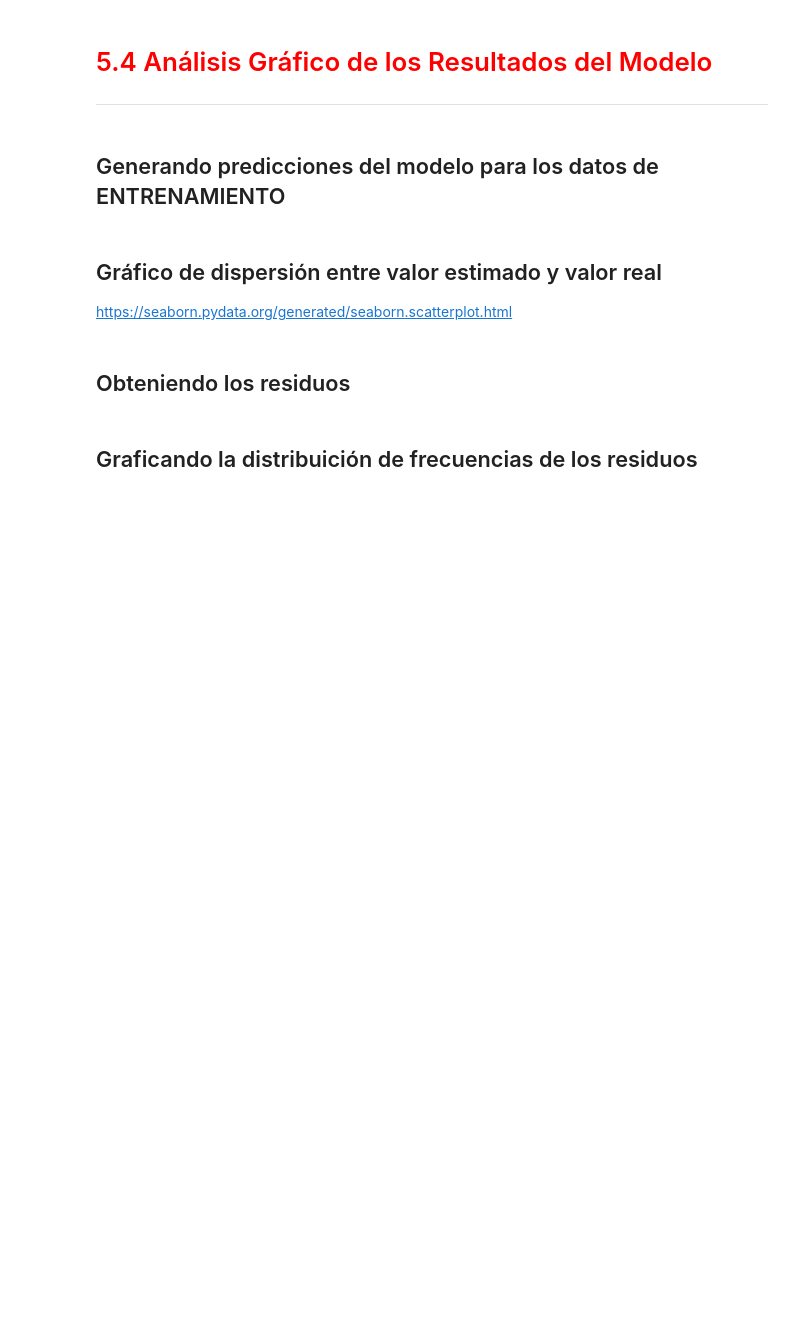
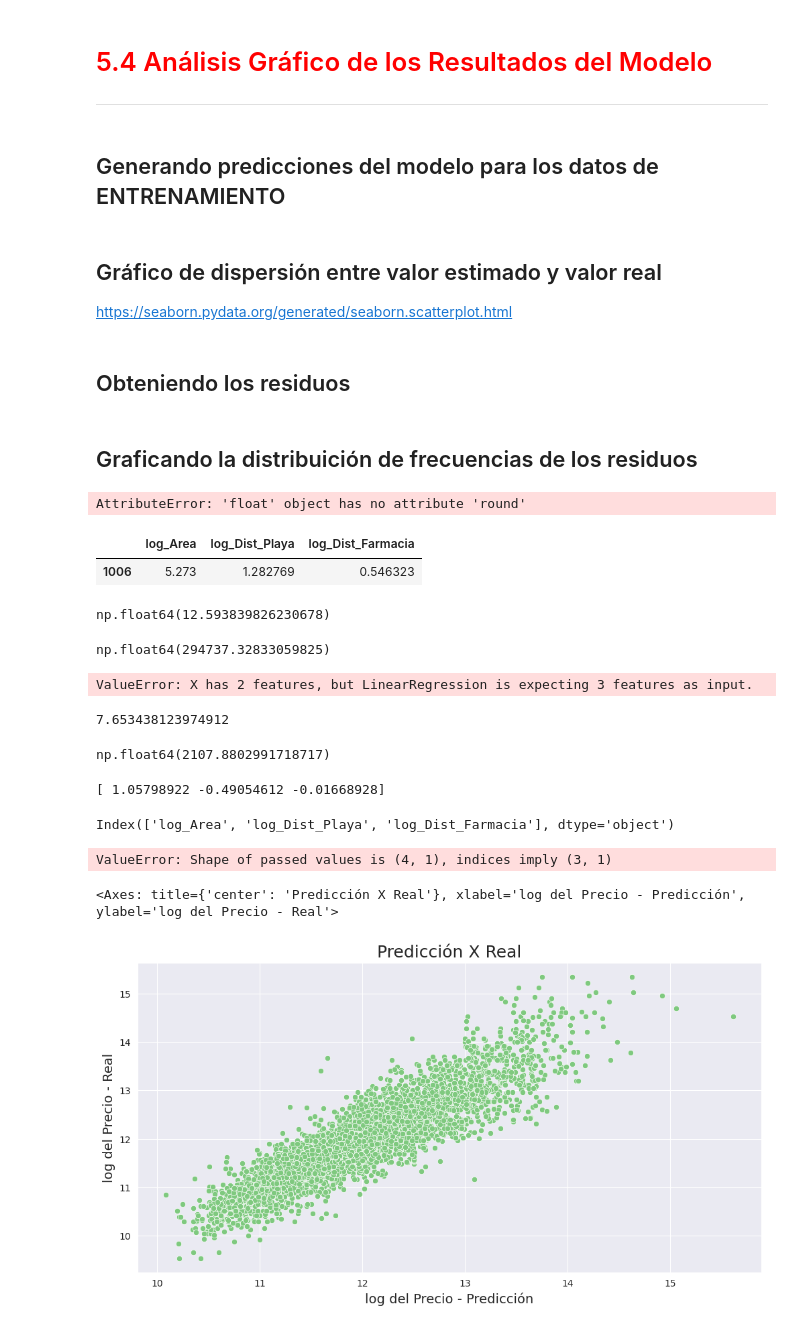
Before and after one commit to ocapios101/portafolio, a Jupyter notebook: Regresión_Lineal_II.ipynb, the cells around one changed output. Drawn from its saved outputs; the diff is of its cells as text; code cells hidden in the pictures; blank space fills up the shorter version.

```diff
--- a/Regresión_Lineal_II.ipynb
+++ b/Regresión_Lineal_II.ipynb
@@ -398,6 +309,10 @@ https://scikit-learn.org/stable/modules/classes.html#regression-metrics
 # %% [markdown]
 ## Instanciando la clase *LinearRegression()*
+# %%
+modelo = LinearRegression()
 # %% [markdown]
 ## Utilizando el método *fit()* del objeto "modelo" para estimar nuestro modelo lineal con los datos de ENTRENAMIENTO (y_train y X_train)
 
 https://scikit-learn.org/stable/modules/generated/sklearn.linear_model.LinearRegression.html#sklearn.linear_model.LinearRegression.fit
+# %%
+modelo.fit(x_train,y_train)
@@ -497,0 +471,42 @@ ax
+# %%
+print('R² = {}'.format(metrics.r2_score(y_test,y_previsto_test).round(3)))
+# %% [output]
+AttributeError: 'float' object has no attribute 'round'
+# %%
+entrada = x_test[0:1]
+entrada
+# %% [output]
+|  | log_Area | log_Dist_Playa | log_Dist_Farmacia |
+| 1006 | 5.273 | 1.282769 | 0.546323 |
+# %%
+modelo.predict(entrada)[0]
+# %% [output]
+np.float64(12.593839826230678)
+# %%
+np.exp(modelo.predict(entrada)[0])
+# %% [output]
+np.float64(294737.32833059825)
+# %%
+Area = 60
+Dist_Playa = 0.1
+Dist_Farmacia = 0.05
+entrada = [[np.log(Area), np.log(Dist_Playa + 1)]]
+print('{0:.2f}'.format(np.exp(modelo.predict(entrada)[0])))
+# %% [output]
+ValueError: X has 2 features, but LinearRegression is expecting 3 features as input.
+# %%
+print(modelo.intercept_)
+# %% [output]
+7.653438123974912
+# %%
+np.exp(modelo.intercept_)
+# %% [output]
+np.float64(2107.8802991718717)
+# %%
+print(modelo.coef_)
+# %% [output]
+[ 1.05798922 -0.49054612 -0.01668928]
+# %%
+x.columns
+# %% [output]
+Index(['log_Area', 'log_Dist_Playa', 'log_Dist_Farmacia'], dtype='object')
@@ -497,0 +515,18 @@ ax
+# %%
+coeficientes = np.append(modelo.intercept_,modelo.coef_)
+tabela = pd.DataFrame(data=coeficientes, index=index, columns=['Coeficientes'])
+tabela
+# %% [output]
+ValueError: Shape of passed values is (4, 1), indices imply (3, 1)
+# %%
+y_previsto_train = modelo.predict(x_train)
+# %%
+ax = sns.scatterplot(x=y_previsto_train, y=y_train)
+ax.figure.set_size_inches(12, 6)
+ax.set_title('Predicción X Real', fontsize=18)
+ax.set_xlabel('log del Precio - Predicción', fontsize=14)
+ax.set_ylabel('log del Precio - Real', fontsize=14)
+ax
+# %% [output]
+<Axes: title={'center': 'Predicción X Real'}, xlabel='log del Precio - Predicción', ylabel='log del Precio - Real'>
+[figure, added]
```
Also changed, not shown: parts of 33 cells of this notebook.
